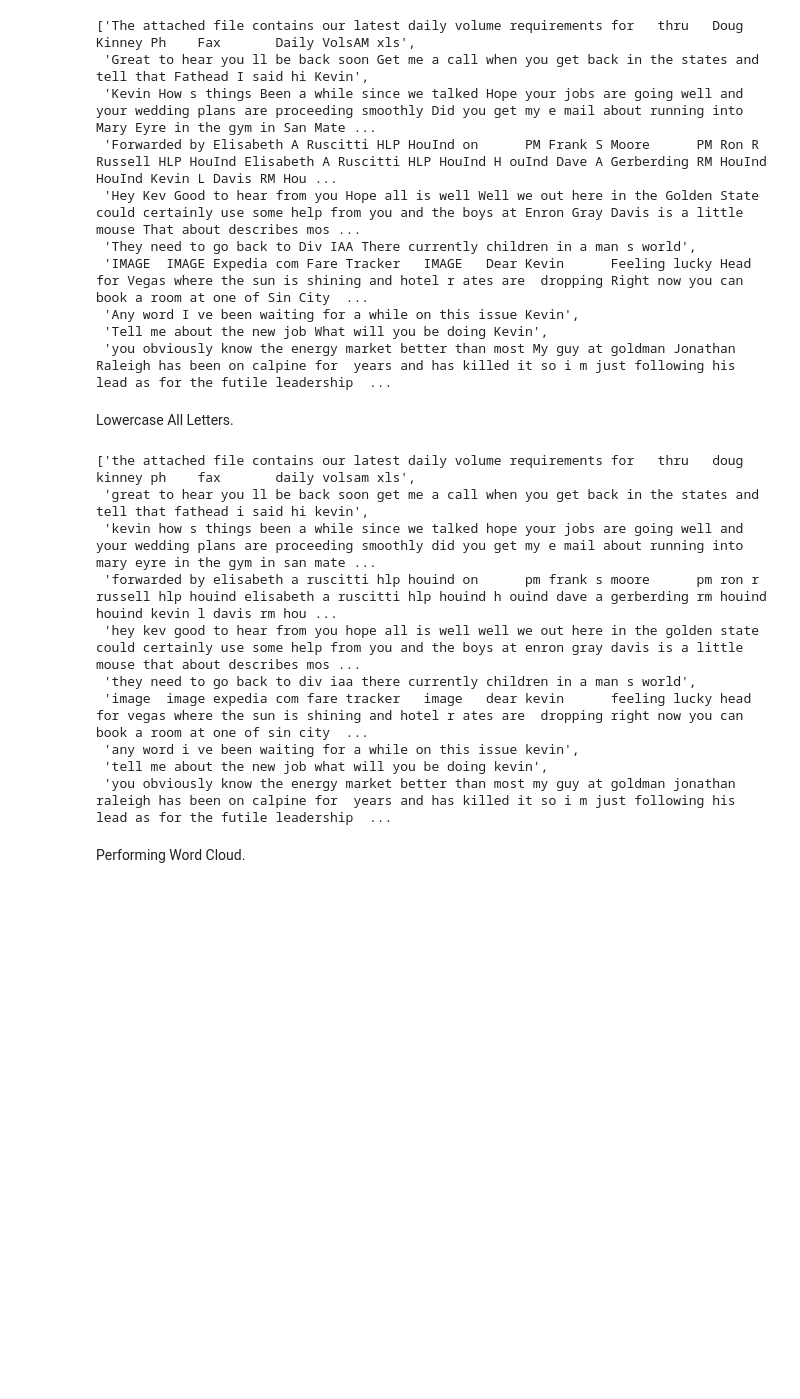
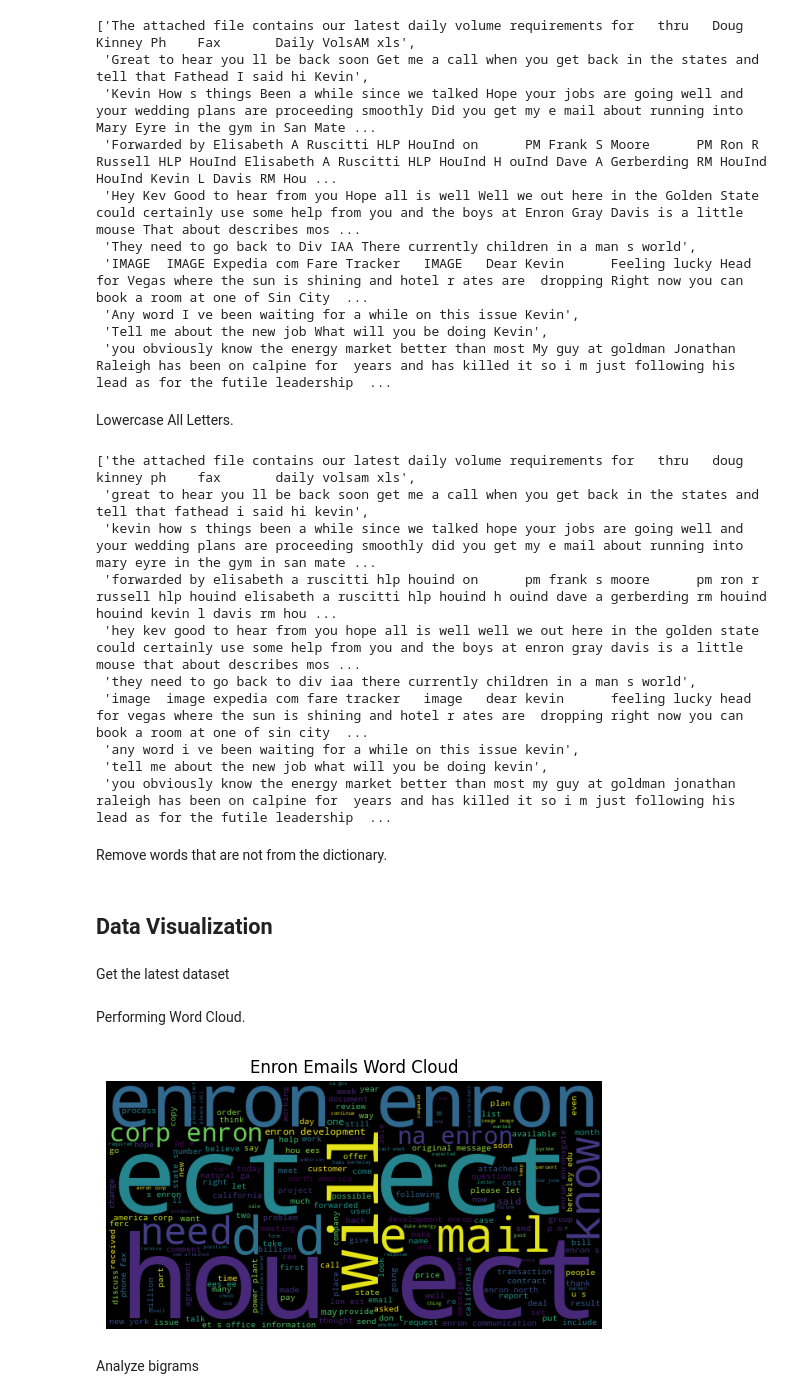
Before and after one commit to anthonycreates2000/Word-Embedding-Visualization, a Jupyter notebook: Word_Embedding_Visualization_with_Embedding_Layer.ipynb, the cells around one changed output. Saved outputs shown, nothing was run; the diff lists cells and outputs as text; code cells hidden in the pictures; blank space fills up the shorter version.

Commit message:
Added code to visualize the text by using word cloud.

```diff
--- a/Word_Embedding_Visualization_with_Embedding_Layer.ipynb
+++ b/Word_Embedding_Visualization_with_Embedding_Layer.ipynb
@@ -250,5 +250,34 @@ lowecase_text_dataset[:10]
  'any word i ve been waiting for a while on this issue kevin',
  'tell me about the new job what will you be doing kevin',
  'you obviously know the energy market better than most my guy at goldman jonathan raleigh has been on calpine for  years and has killed it so i m just following his lead as for the futile leadership  ...
+# %% [markdown]
+Remove words that are not from the dictionary.
+# %% [markdown]
+## Data Visualization
+# %% [markdown]
+Get the latest dataset
+# %%
+preprocessed_dataset = lowecase_text_dataset
 # %% [markdown]
 Performing Word Cloud.
+# %%
+def visualize_word_cloud(documents, title, width, height):
+    word_cloud = WordCloud(width = width, height = height, random_state = 100)
+    text_from_all_documents = " ".join(documents)
+    word_cloud.generate(text_from_all_documents)
+
+    plt.title(title)
+    plt.axis("off")
+    plt.imshow(word_cloud)
+    plt.show()
+
+visualize_word_cloud(
+  preprocessed_dataset,
+  title = "Enron Emails Word Cloud",
+  width = 600,
+  height = 300
+)
+# %% [output]
+[figure, added]
+# %% [markdown]
+Analyze bigrams
```
